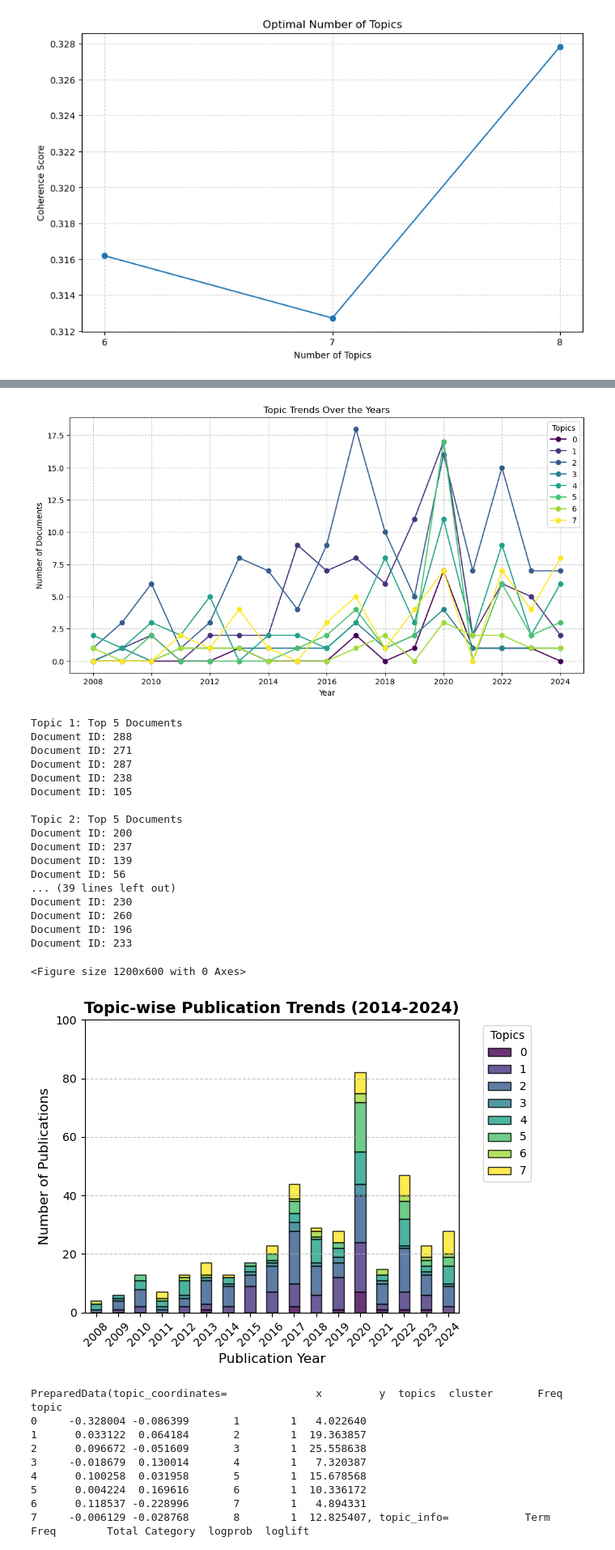
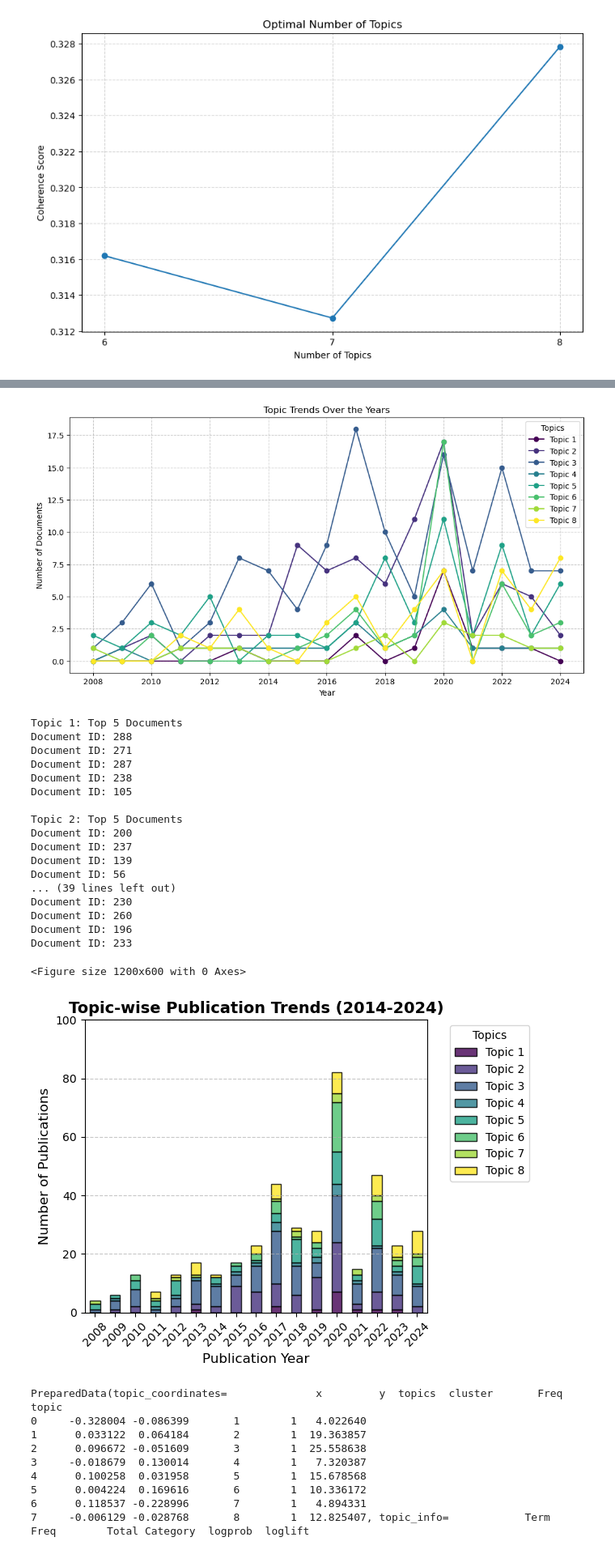
Before and after one commit to shark-gill/bim_gis_LDA_analysis, a Jupyter notebook: src/finish_test.ipynb, the cells around one changed output, grey strips where cells are left out. Shown at 81% size. Cells and saved outputs as stored; diff of their text form; code cells hidden in the pictures.

```diff
--- a/src/finish_test.ipynb
+++ b/src/finish_test.ipynb
@@ -235,6 +235,10 @@ Optimal Number of Topics: 8
 # %%
 import pandas as pd
 import matplotlib.pyplot as plt
+import pyLDAvis.gensim_models
+import pyLDAvis
+from collections import Counter
+from gensim.models import LdaModel
 
 # 최적 토픽을 사용한 LDA 모델 학습
 lda_model = LdaModel(
@@ -243,7 +247,7 @@ lda_model = LdaModel(
     id2word=id2word,
     random_state=100,
     chunksize=300,
-    passes=20, #20
+    passes=20,
     iterations=800,
     alpha=0.1,
     eta=0.05,
@@ -251,37 +255,35 @@ lda_model = LdaModel(
     gamma_threshold=0.01
 )
 
-# 토픽별 주요 단어 출력
+# 📌 토픽별 주요 단어 출력 (토픽 번호 1부터 시작)
 def show_topics(model, num_words=10):
     topics = model.show_topics(num_topics=optimal_topics, num_words=num_words, formatted=False)
     for topic_id, words in topics:
-        print(f"Topic {topic_id}: ", [word[0] for word in words])
+        print(f"Topic {topic_id + 1}: ", [word[0] for word in words])  # +1 적용
 
 show_topics(lda_model)
 
-# 📌 LDA 토픽 시각화
+# 📌 LDA 토픽 시각화 (토픽 번호 원래 순서 유지)
 pyLDAvis.enable_notebook()
-vis = pyLDAvis.gensim_models.prepare(lda_model, corpus, id2word, sort_topics=False)
+vis = pyLDAvis.gensim_models.prepare(lda_model, corpus, id2word)
 pyLDAvis.display(vis)
 pyLDAvis.save_html(vis, 'lda_vis.html')
 
-vis
-
-# 문서별 주요 토픽 할당
-major_topics = [max(lda_model.get_document_topics(doc), key=lambda x: x[1])[0] for doc in corpus]
+# 📌 문서별 주요 토픽 할당 (토픽 번호 1부터 시작)
+major_topics = [max(lda_model.get_document_topics(doc), key=lambda x: x[1])[0] + 1 for doc in corpus]
 topic_counts = Counter(major_topics)
 
-# 토픽 분포 시각화
+# 📌 토픽 분포 시각화 (토픽 번호 1부터 시작)
 plt.figure(figsize=(10, 6))
 plt.bar(topic_counts.keys(), topic_counts.values(), color='blue', alpha=0.7, edgecolor='black')
 plt.xlabel('Topic Index')
 plt.ylabel('Document Count')
 plt.title('LDA Topic Distribution')
-plt.xticks(range(optimal_topics))
+plt.xticks(range(1, optimal_topics + 1))  # X축 레이블 1부터 시작
 plt.grid(axis='y', linestyle='--', alpha=0.7)
 plt.show()
 
-# 📌 토픽별 연도에 따른 주요 문서 변화 그래프
+# 📌 토픽별 연도에 따른 주요 문서 변화 그래프 (토픽 번호 1부터 시작)
 document_years = documents['Publication_Year'].tolist()
 df_topics = pd.DataFrame({'Year': document_years[:len(major_topics)], 'Topic': major_topics})
 df_topic_trends = df_topics.groupby(['Year', 'Topic']).size().unstack().fillna(0)
@@ -291,16 +293,16 @@ df_topic_trends.plot(kind='line', marker='o', colormap='viridis', figsize=(12, 6
 plt.xlabel('Year')
 plt.ylabel('Number of Documents')
 plt.title('Topic Trends Over the Years')
-plt.legend(title='Topics')
+plt.legend(title='Topics', labels=[f"Topic {i+1}" for i in range(optimal_topics)])  # 범례 수정
 plt.grid(True, linestyle='--', alpha=0.7)
 plt.show()
 
-# 토픽별 주요 문서 확인 (IDM 기반)
+# 📌 토픽별 주요 문서 확인 (토픽 번호 1부터 시작)
 def get_top_documents_per_topic(model, corpus, num_docs=5):
-    topic_docs = {i: [] for i in range(optimal_topics)}
+    topic_docs = {i + 1: [] for i in range(optimal_topics)}  # 토픽 번호 1부터 시작
     for doc_id, doc in enumerate(corpus):
         topics = model.get_document_topics(doc)
-        dominant_topic = max(topics, key=lambda x: x[1])[0]
+        dominant_topic = max(topics, key=lambda x: x[1])[0] + 1  # 토픽 번호 1부터 시작
         topic_docs[dominant_topic].append((doc_id, topics))
 
     for topic, docs in topic_docs.items():
@@ -310,7 +312,7 @@ def get_top_documents_per_topic(model, corpus, num_docs=5):
 
 get_top_documents_per_topic(lda_model, corpus)
 
-# 📌 토픽별 논문 건수 변화 그래프 (2014~2024)
+# 📌 토픽별 논문 건수 변화 그래프 (2014~2024) (토픽 번호 1부터 시작)
 plt.figure(figsize=(12, 6))
 df_topic_trends.plot(kind='bar', stacked=True, colormap='viridis', edgecolor='black', alpha=0.8)
 
@@ -320,7 +322,7 @@ plt.title("Topic-wise Publication Trends (2014-2024)", fontsize=14, fontweight='
 
 plt.xticks(rotation=45)
 plt.ylim(0, 100)
-plt.legend(title="Topics", bbox_to_anchor=(1.05, 1), loc='upper left')
+plt.legend(title="Topics", labels=[f"Topic {i+1}" for i in range(optimal_topics)], bbox_to_anchor=(1.05, 1), loc='upper left')  # 범례 수정
 plt.grid(axis='y', linestyle='--', alpha=0.7)
 plt.tight_layout()
 plt.show()
@@ -336,25 +338,25 @@ Topic 7:  ['system', 'management', 'study', 'base', 'bim', 'method', 'analysis',
 [figure]
 <Figure size 1200x600 with 0 Axes>
-[figure, old version]
+[figure, new version]
 Topic 1: Top 5 Documents
 Document ID: 288
 Document ID: 271
 Document ID: 287
 Document ID: 238
 Document ID: 105
 
 Topic 2: Top 5 Documents
 Document ID: 200
 Document ID: 237
 Document ID: 139
 Document ID: 56
 ... (39 lines left out)
 Document ID: 230
 Document ID: 260
 Document ID: 196
 Document ID: 233
 <Figure size 1200x600 with 0 Axes>
-[figure, old version]
+[figure, new version]
 # %%
 vis
 # %% [output]
```
Also changed, not shown: parts of 7 cells of this notebook, 5 other files.
